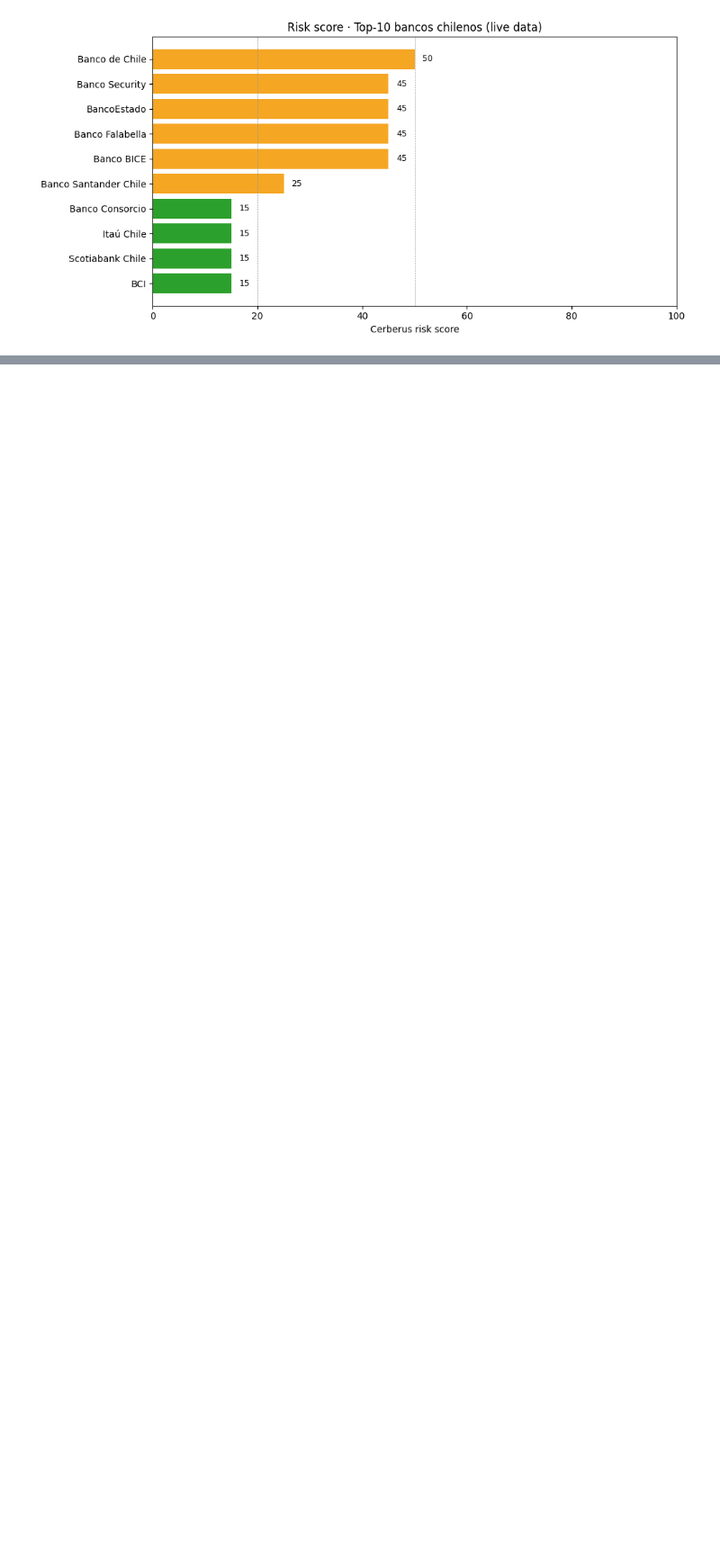
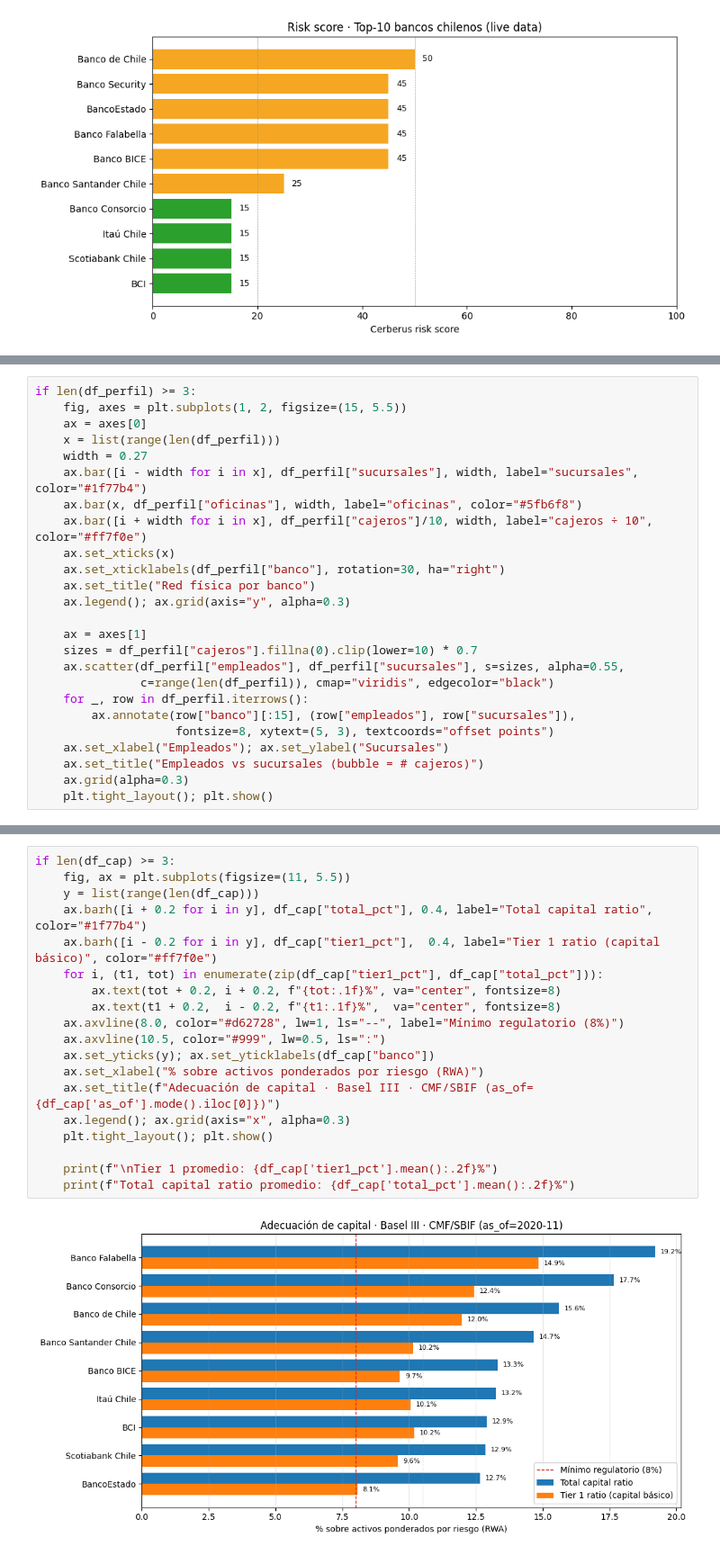
Before and after one commit to l0rdbarcsacs/cerberus-sdk-python, a Jupyter notebook: examples/notebooks/04-top10-bancos-chile.ipynb, the cells around one changed output, grey strips where cells are left out. Shown at 90% size. Drawn from its saved outputs; the diff is of its cells as text; blank space fills up the shorter version.

```diff
--- a/examples/notebooks/04-top10-bancos-chile.ipynb
+++ b/examples/notebooks/04-top10-bancos-chile.ipynb
@@ -1095,0 +448,25 @@ notebook completo · todos los recursos cerrados via context managers
+# %%
+if len(df_perfil) >= 3:
+    fig, axes = plt.subplots(1, 2, figsize=(15, 5.5))
+    ax = axes[0]
+    x = list(range(len(df_perfil)))
+    width = 0.27
+    ax.bar([i - width for i in x], df_perfil["sucursales"], width, label="sucursales", color="#1f77b4")
+    ax.bar(x, df_perfil["oficinas"], width, label="oficinas", color="#5fb6f8")
+    ax.bar([i + width for i in x], df_perfil["cajeros"]/10, width, label="cajeros ÷ 10", color="#ff7f0e")
+    ax.set_xticks(x)
+    ax.set_xticklabels(df_perfil["banco"], rotation=30, ha="right")
+    ax.set_title("Red física por banco")
+    ax.legend(); ax.grid(axis="y", alpha=0.3)
+
+    ax = axes[1]
+    sizes = df_perfil["cajeros"].fillna(0).clip(lower=10) * 0.7
+    ax.scatter(df_perfil["empleados"], df_perfil["sucursales"], s=sizes, alpha=0.55,
+               c=range(len(df_perfil)), cmap="viridis", edgecolor="black")
+    for _, row in df_perfil.iterrows():
+        ax.annotate(row["banco"][:15], (row["empleados"], row["sucursales"]),
+                    fontsize=8, xytext=(5, 3), textcoords="offset points")
+    ax.set_xlabel("Empleados"); ax.set_ylabel("Sucursales")
+    ax.set_title("Empleados vs sucursales (bubble = # cajeros)")
+    ax.grid(alpha=0.3)
+    plt.tight_layout(); plt.show()
@@ -1095,0 +525,21 @@ notebook completo · todos los recursos cerrados via context managers
+# %%
+if len(df_cap) >= 3:
+    fig, ax = plt.subplots(figsize=(11, 5.5))
+    y = list(range(len(df_cap)))
+    ax.barh([i + 0.2 for i in y], df_cap["total_pct"], 0.4, label="Total capital ratio", color="#1f77b4")
+    ax.barh([i - 0.2 for i in y], df_cap["tier1_pct"],  0.4, label="Tier 1 ratio (capital básico)", color="#ff7f0e")
+    for i, (t1, tot) in enumerate(zip(df_cap["tier1_pct"], df_cap["total_pct"])):
+        ax.text(tot + 0.2, i + 0.2, f"{tot:.1f}%", va="center", fontsize=8)
+        ax.text(t1 + 0.2,  i - 0.2, f"{t1:.1f}%",  va="center", fontsize=8)
+    ax.axvline(8.0, color="#d62728", lw=1, ls="--", label="Mínimo regulatorio (8%)")
+    ax.axvline(10.5, color="#999", lw=0.5, ls=":")
+    ax.set_yticks(y); ax.set_yticklabels(df_cap["banco"])
+    ax.set_xlabel("% sobre activos ponderados por riesgo (RWA)")
+    ax.set_title(f"Adecuación de capital · Basel III · CMF/SBIF (as_of={df_cap['as_of'].mode().iloc[0]})")
+    ax.legend(); ax.grid(axis="x", alpha=0.3)
+    plt.tight_layout(); plt.show()
+
+    print(f"\nTier 1 promedio: {df_cap['tier1_pct'].mean():.2f}%")
+    print(f"Total capital ratio promedio: {df_cap['total_pct'].mean():.2f}%")
+# %% [output]
+[figure, added]
```
Also changed, not shown: parts of 106 cells of this notebook.
